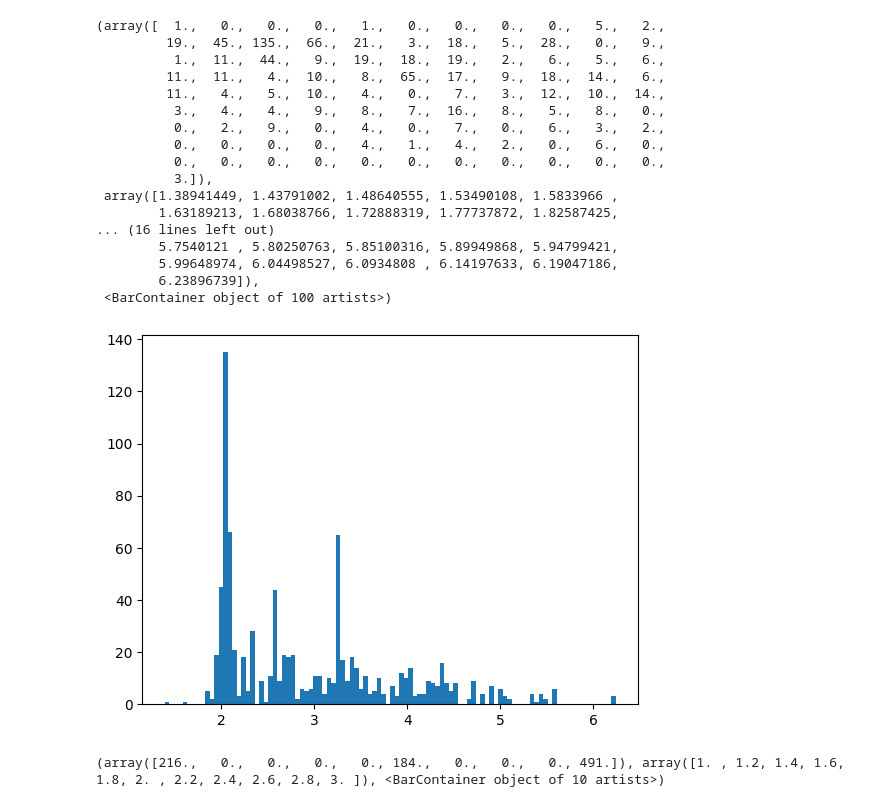
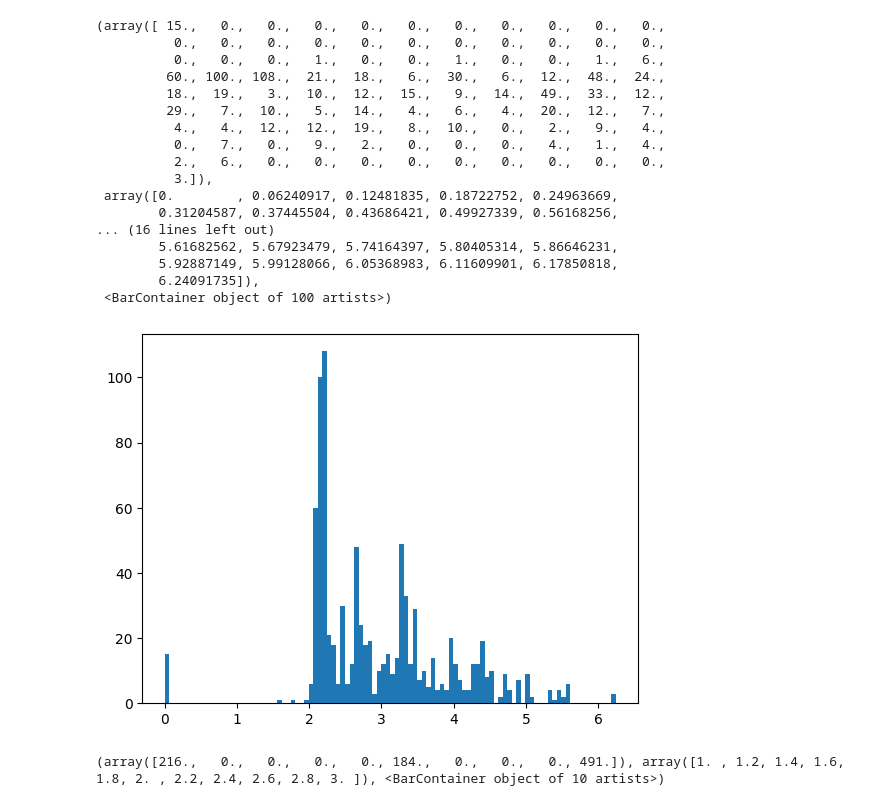
Before and after one commit to JohanFendi/Titanic, a Jupyter notebook: Titanic.ipynb, the cells around one changed output. Drawn from its saved outputs; the diff is of its cells as text; code cells hidden in the pictures.

```diff
--- a/Titanic.ipynb
+++ b/Titanic.ipynb
@@ -50,27 +50,27 @@ C    168
 Q     77
 Name: count, dtype: int64
 # %%
-log_fare = np.log(train["Fare"][train["Fare"] > 0])
+log_fare = np.log1p(train["Fare"])
 plt.hist(log_fare, bins = 100)
 # %% [output]
-(array([  1.,   0.,   0.,   0.,   1.,   0.,   0.,   0.,   0.,   5.,   2.,
-         19.,  45., 135.,  66.,  21.,   3.,  18.,   5.,  28.,   0.,   9.,
-          1.,  11.,  44.,   9.,  19.,  18.,  19.,   2.,   6.,   5.,   6.,
-         11.,  11.,   4.,  10.,   8.,  65.,  17.,   9.,  18.,  14.,   6.,
-         11.,   4.,   5.,  10.,   4.,   0.,   7.,   3.,  12.,  10.,  14.,
-          3.,   4.,   4.,   9.,   8.,   7.,  16.,   8.,   5.,   8.,   0.,
-          0.,   2.,   9.,   0.,   4.,   0.,   7.,   0.,   6.,   3.,   2.,
-          0.,   0.,   0.,   0.,   4.,   1.,   4.,   2.,   0.,   6.,   0.,
+(array([ 15.,   0.,   0.,   0.,   0.,   0.,   0.,   0.,   0.,   0.,   0.,
           0.,   0.,   0.,   0.,   0.,   0.,   0.,   0.,   0.,   0.,   0.,
+          0.,   0.,   0.,   1.,   0.,   0.,   1.,   0.,   0.,   1.,   6.,
+         60., 100., 108.,  21.,  18.,   6.,  30.,   6.,  12.,  48.,  24.,
+         18.,  19.,   3.,  10.,  12.,  15.,   9.,  14.,  49.,  33.,  12.,
+         29.,   7.,  10.,   5.,  14.,   4.,   6.,   4.,  20.,  12.,   7.,
+          4.,   4.,  12.,  12.,  19.,   8.,  10.,   0.,   2.,   9.,   4.,
+          0.,   7.,   0.,   9.,   2.,   0.,   0.,   0.,   4.,   1.,   4.,
+          2.,   6.,   0.,   0.,   0.,   0.,   0.,   0.,   0.,   0.,   0.,
           3.]),
- array([1.38941449, 1.43791002, 1.48640555, 1.53490108, 1.5833966 ,
-        1.63189213, 1.68038766, 1.72888319, 1.77737872, 1.82587425,
+ array([0.        , 0.06240917, 0.12481835, 0.18722752, 0.24963669,
+        0.31204587, 0.37445504, 0.43686421, 0.49927339, 0.56168256,
 ... (16 lines left out)
-        5.7540121 , 5.80250763, 5.85100316, 5.89949868, 5.94799421,
-        5.99648974, 6.04498527, 6.0934808 , 6.14197633, 6.19047186,
-        6.23896739]),
+        5.61682562, 5.67923479, 5.74164397, 5.80405314, 5.86646231,
+        5.92887149, 5.99128066, 6.05368983, 6.11609901, 6.17850818,
+        6.24091735]),
  <BarContainer object of 100 artists>)
-[figure, old version]
+[figure, new version]
 # %%
 print(plt.hist(train["Pclass"]))
 # %% [output]
```
Also changed, not shown: parts of 6 cells of this notebook.
